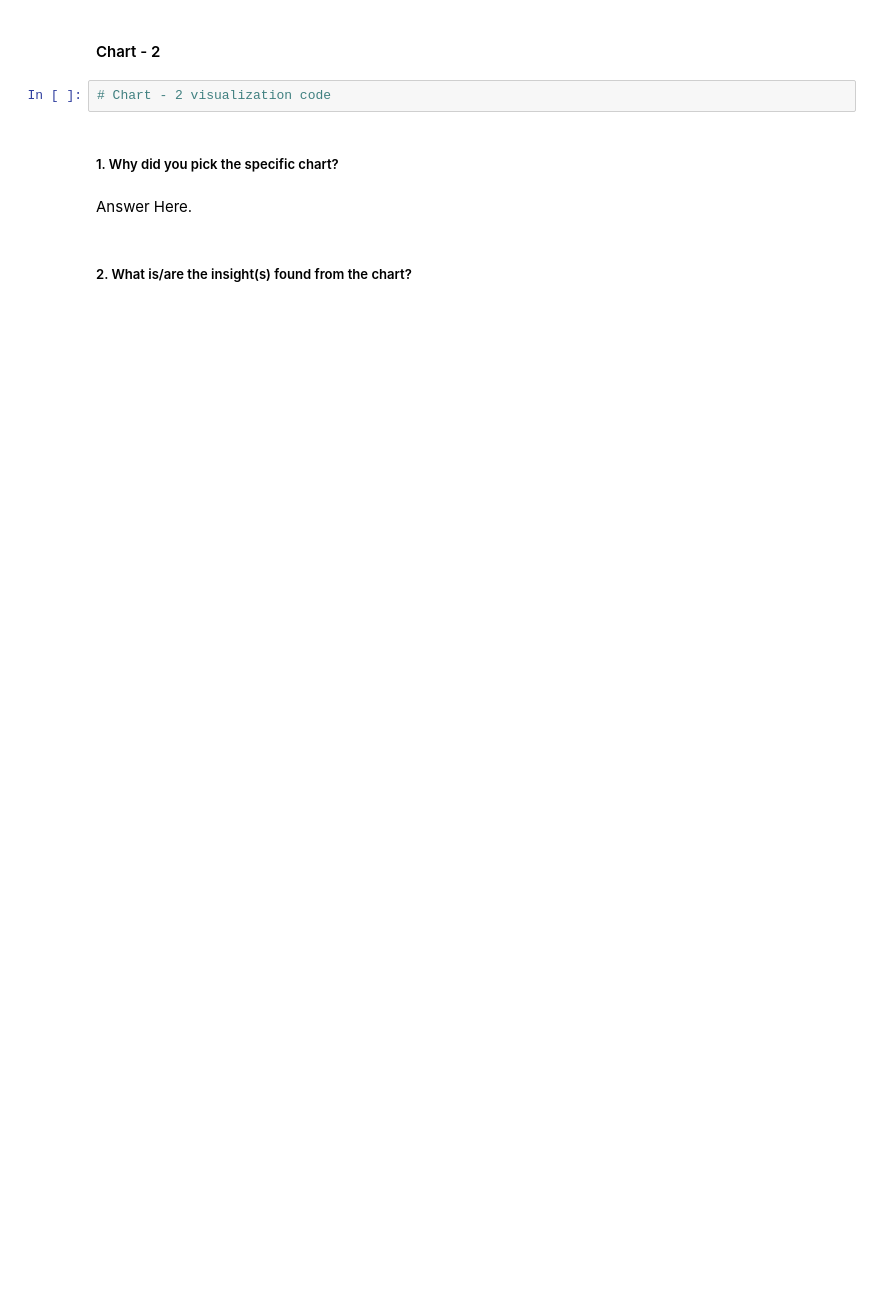
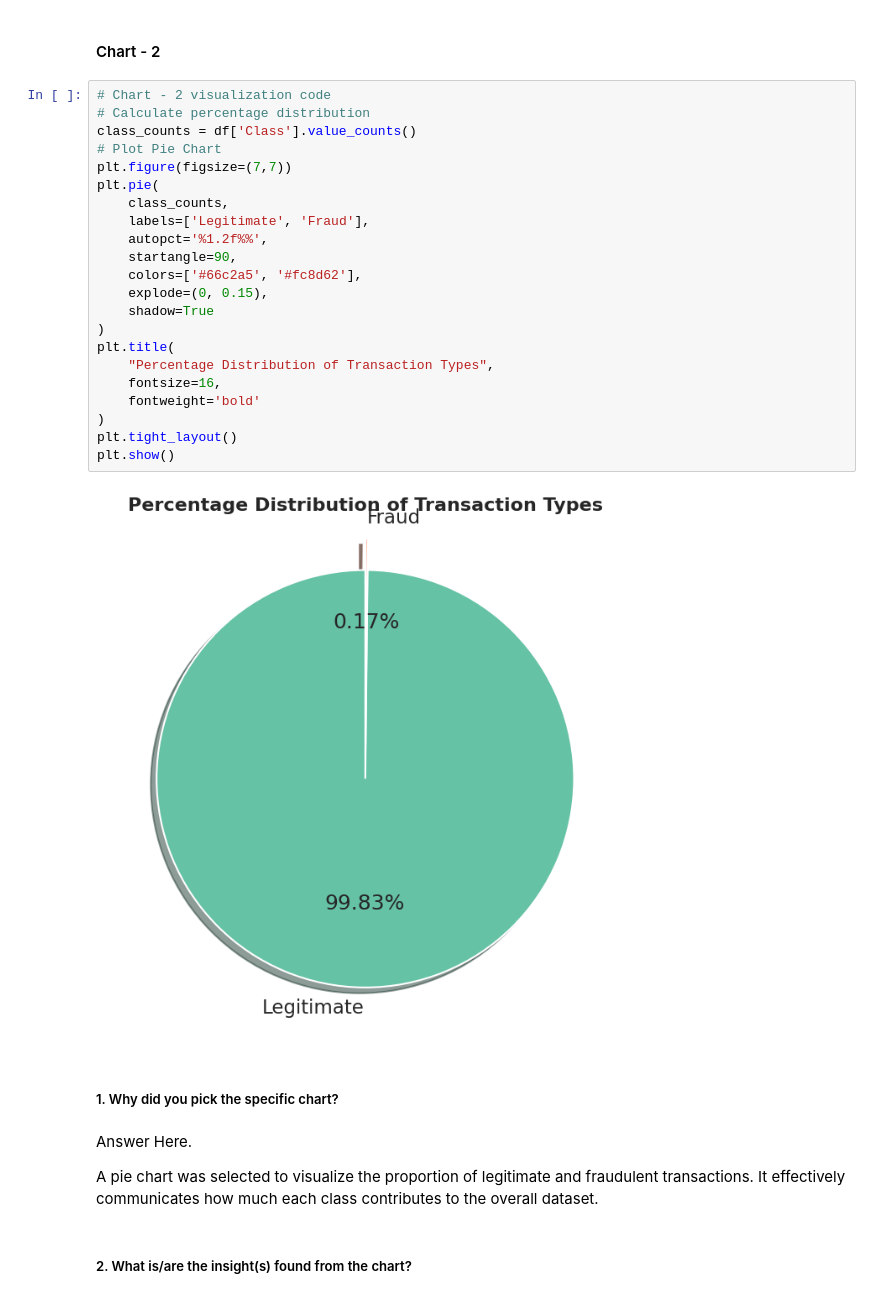
Before and after one commit to Krishna-matic/Credit-Card-Fraud-Detection-EDA, a Jupyter notebook: EDA_Submission_Template(1).ipynb, the cells around one changed output. Drawn from its saved outputs; the diff is of its cells as text; blank space fills up the shorter version.

Commit message:
Added the chart : Percentage Distribution of Transaction Types

```diff
--- a/EDA_Submission_Template(1).ipynb
+++ b/EDA_Submission_Template(1).ipynb
@@ -396,10 +408,34 @@ Answer Here
 # %% [markdown]
 #### Chart - 2
-# %%
-# Chart - 2 visualization code
+# %%
+# Chart - 2 visualization code
+# Calculate percentage distribution
+class_counts = df['Class'].value_counts()
+# Plot Pie Chart
+plt.figure(figsize=(7,7))
+plt.pie(
+    class_counts,
+    labels=['Legitimate', 'Fraud'],
+    autopct='%1.2f%%',
+    startangle=90,
+    colors=['#66c2a5', '#fc8d62'],
+    explode=(0, 0.15),
+    shadow=True
+)
+plt.title(
+    "Percentage Distribution of Transaction Types",
+    fontsize=16,
+    fontweight='bold'
+)
+plt.tight_layout()
+plt.show()
+# %% [output]
+[figure, added]
 # %% [markdown]
 ##### 1. Why did you pick the specific chart?
-# %% [markdown]
-Answer Here.
+# %% [markdown]
+Answer Here.
+
+A pie chart was selected to visualize the proportion of legitimate and fraudulent transactions. It effectively communicates how much each class contributes to the overall dataset.
 # %% [markdown]
 ##### 2. What is/are the insight(s) found from the chart?
```
Also changed, not shown: parts of 10 cells of this notebook.
